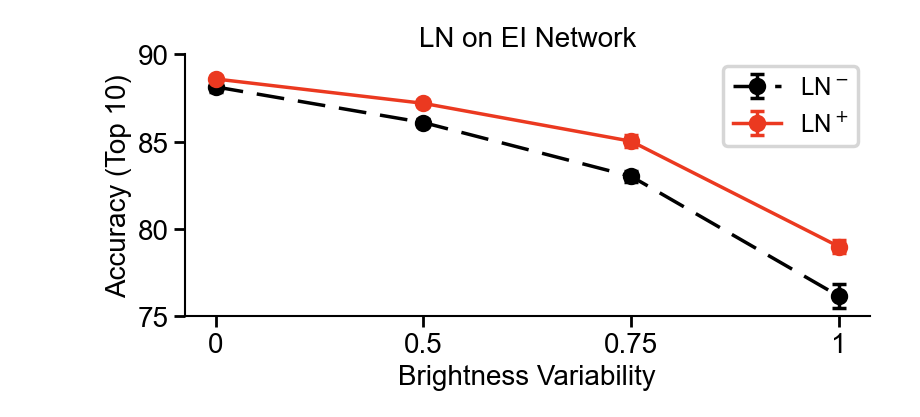
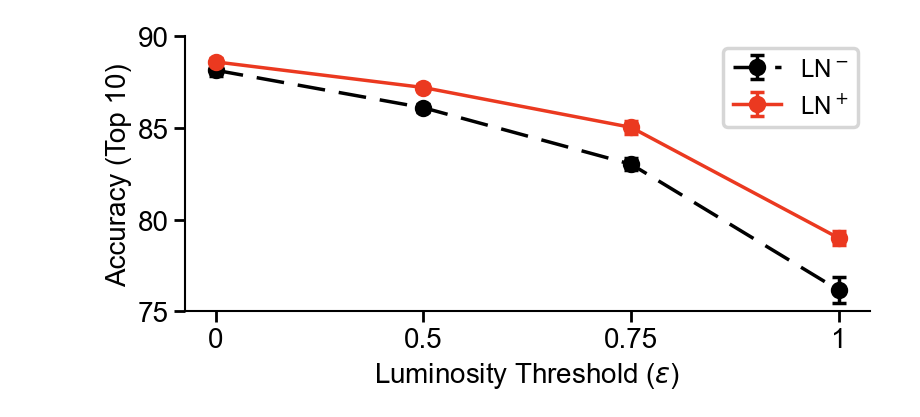
Before and after one commit to RoyHEyono/HomeostaticDANN, a Jupyter notebook: models/dense_mnist_task/figure_notebooks/fig1.ipynb, the cells around one changed output. Cells and saved outputs as stored; diff of their text form; code cells hidden in the pictures.

```diff
--- a/models/dense_mnist_task/figure_notebooks/fig1.ipynb
+++ b/models/dense_mnist_task/figure_notebooks/fig1.ipynb
@@ -48,37 +48,37 @@ for bf in brightness_factor:
     layernorm_ei_network = fetch_runs(api, entity='project_danns', project_name='Luminosity_LNHomeostasis', filters={"config.dataset": "fashionmnist",
                                                             "config.brightness_factor": bf, "config.layer_norm": 1, "config.excitation_training": 0, "config.normtype_detach": 0,
                                                             "config.use_testset": True}, order="-summary_metrics.test_acc")[:best_n_runs]
     no_layernorm_ei_network = fetch_runs(api, entity='project_danns', project_name='Luminosity_LNHomeostasis', filters={"config.dataset": "fashionmnist",
                                                             "config.brightness_factor": bf, "config.layer_norm": 0, "config.excitation_training": 0, "config.normtype_detach": 0,
                                                             "config.use_testset": True}, order="-summary_metrics.test_acc")[:best_n_runs]
 
 
     noln_acc.append(np.median([run_noln.summary['test_acc'] for run_noln in no_layernorm_ei_network ]))
     ln_acc.append(np.median([run_ln.summary['test_acc'] for run_ln in layernorm_ei_network]))
     noln_err.append(np.std([run_noln.summary['test_acc'] for run_noln in no_layernorm_ei_network ]))
     ln_err.append(np.std([run_ln.summary['test_acc'] for run_ln in layernorm_ei_network]))
 
 ax.errorbar(range(len(noln_acc)), noln_acc, yerr=noln_err, fmt='-o', linestyle='--', label='LN$^-$', capsize=5, color='black')
 ax.errorbar(range(len(ln_acc)), ln_acc, yerr=ln_err, fmt='-o',  label='LN$^+$', capsize=5, color='#eb3920')
 plt.xticks(range(len(noln_acc)), [str(ele) for ele in brightness_factor], fontsize=25)
 plt.legend()
 
-ax.set_xlabel('Brightness Variability', fontsize=20)
+ax.set_xlabel('Luminosity Threshold ($\epsilon$)', fontsize=20)
 ax.set_ylabel(f'Accuracy (Top {best_n_runs})', fontsize=20)
-ax.set_title(f'LN on EI Network', fontsize=20)
+# ax.set_title(f'LN on EI Network', fontsize=20)
 
 # Set larger font sizes for the tick numbers
 plt.xticks(fontsize=20)
 plt.yticks(fontsize=20)
 
 # Get the current x and y ticks
 x_ticks = ax.get_xticks()
 y_ticks = ax.get_yticks()
 
 ax.set_ylim(75,90)
-plt.savefig("figure1a.svg", format="svg")
+plt.savefig("figure1d.svg", format="svg")
 # %% [output]
-[figure, old version]
+[figure, new version]
 # %%
 fig, ax = plt.subplots()
 
```
Also changed, not shown: parts of 3 cells of this notebook, 16 other files.
